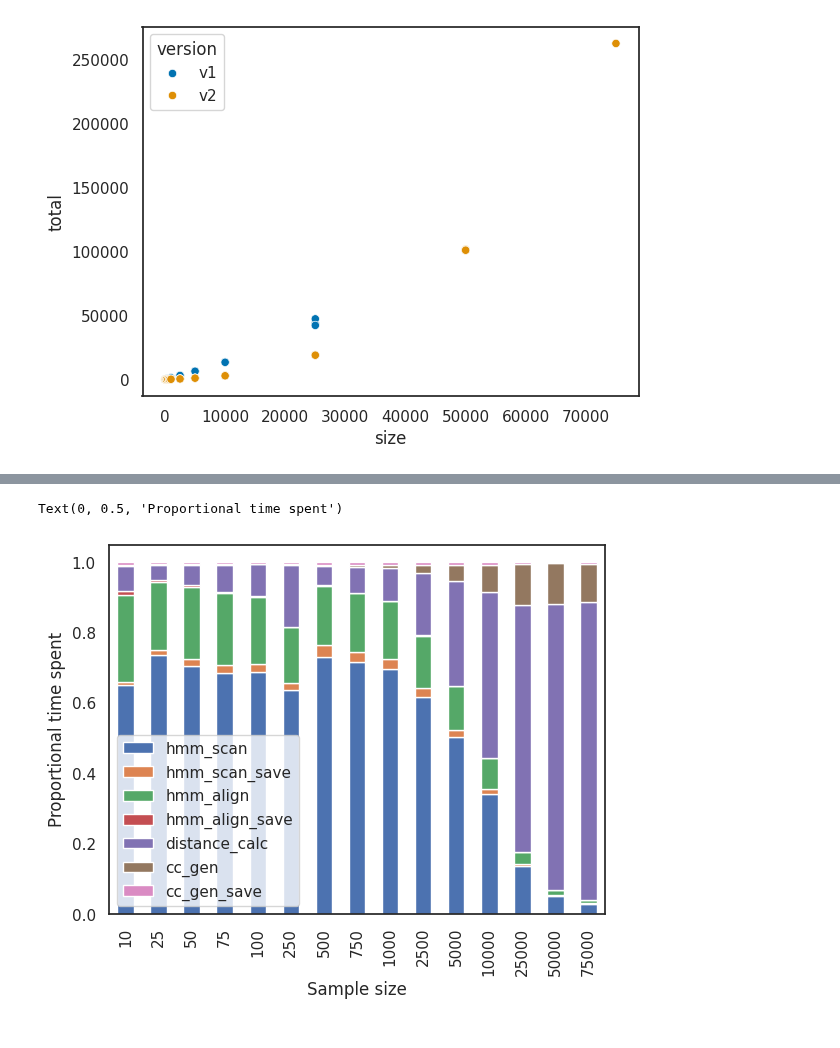
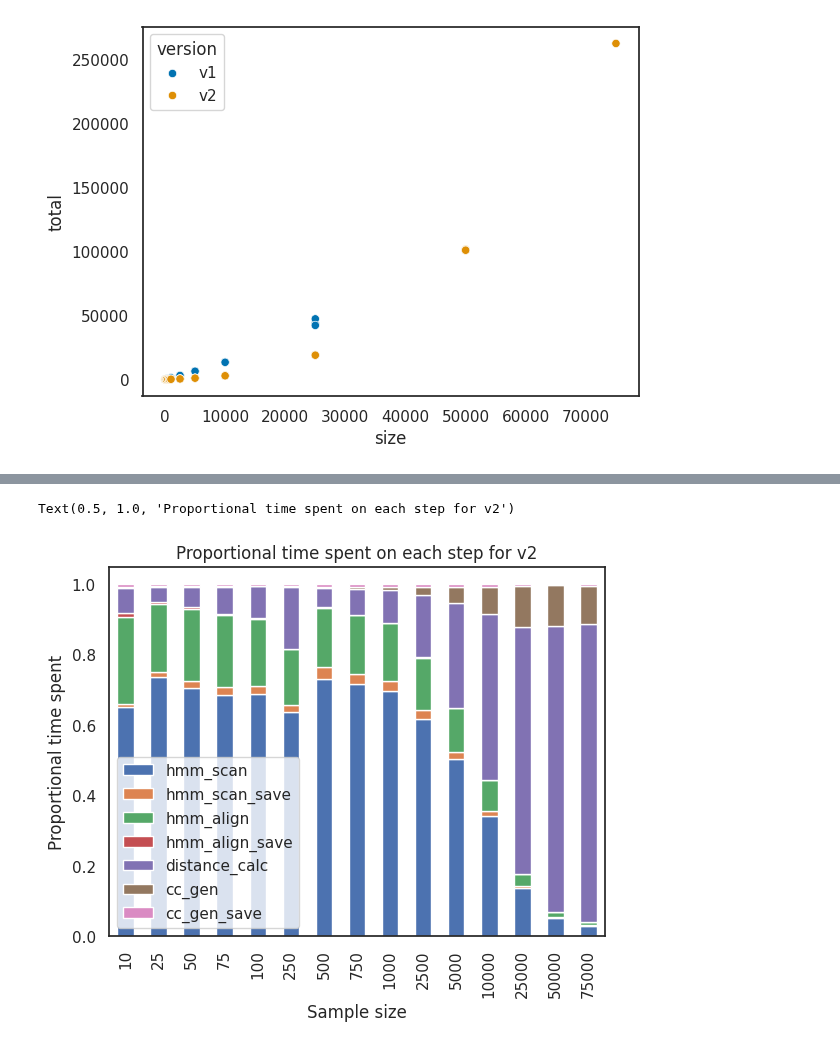
Before and after one commit to adraismawur/bigscape-v2-notebooks, a Jupyter notebook: bs2-runtimes.ipynb, the cells around one changed output, grey strips where cells are left out. Drawn from its saved outputs; the diff is of its cells as text; code cells hidden in the pictures.

```diff
--- a/bs2-runtimes.ipynb
+++ b/bs2-runtimes.ipynb
@@ -70,7 +71,8 @@ sns.scatterplot(bs2_matrix_lower, x="size", y="total")
 # %%
 prop_time_plot = bs2_matrix_avg_prop.plot(kind='bar', stacked=True)
 prop_time_plot.set_xlabel("Sample size")
 prop_time_plot.set_ylabel("Proportional time spent")
+plt.title("Proportional time spent on each step for v2")
 # %% [output]
-Text(0, 0.5, 'Proportional time spent')
+Text(0.5, 1.0, 'Proportional time spent on each step for v2')
-[figure, old version]
+[figure, new version]
```
Also changed, not shown: parts of 2 cells of this notebook.
